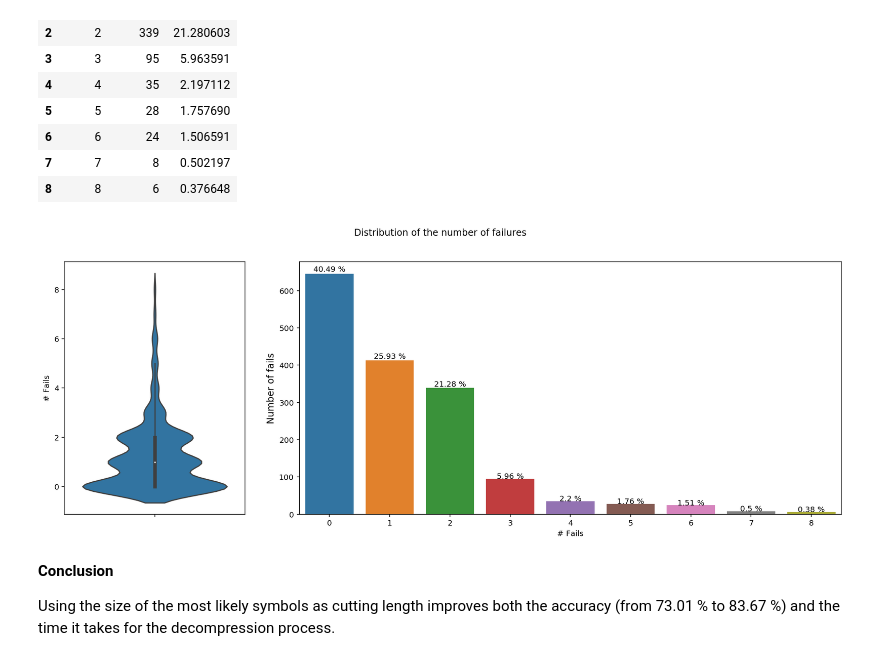
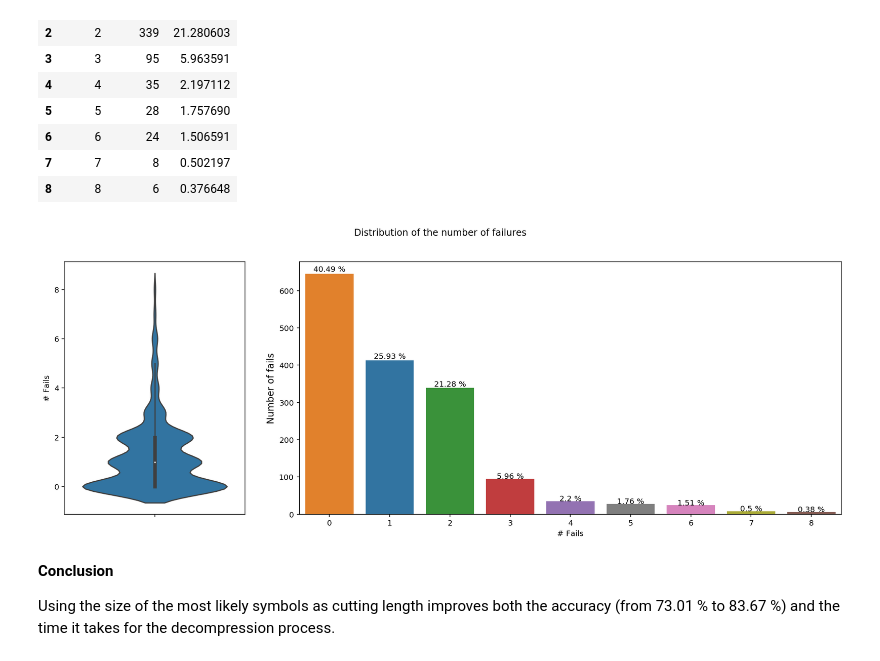
Before and after one commit to ansegura7/DataCompression, a Jupyter notebook: code/HuffmanCode.ipynb, the cells around one changed output. Drawn from its saved outputs; the diff is of its cells as text; code cells hidden in the pictures.

Commit message:
Update Huffman Code
The code family that encoded each byte is plotted now.

```diff
--- a/code/HuffmanCode.ipynb
+++ b/code/HuffmanCode.ipynb
@@ -441,5 +489,5 @@ def decompress_bin_file(byte_string, hf_code, symb_used):
 # %%
 # Decode/Decompress file using the Huffman code
-decompress_file, fails_list = decompress_bin_file(compress_file, hf_code, symbols_used)
+decompress_file, fails_list, codes_size = decompress_bin_file(compress_file, hf_code, symbols_used)
 # %% [output]
 [3, 4, 5, 6, 7, 8, 9, 10, 11]
@@ -517,7 +565,7 @@ df_fails_dist
 | 7 | 8 | 8 | 0.502197 |
 # %%
 # Function that plots the distribution of fails
-def plot_fails_dist(f_list, df_f_dist):
+def plot_fails_dist(f_list, df_f_dist, c_sizes):
     fig = plt.figure(figsize = (18, 6))
     fig.subplots_adjust(hspace = 0.15, wspace = 0.15)
     gs = gridspec.GridSpec(1, 2, width_ratios=[1, 3])
@@ -526,8 +574,12 @@ def plot_fails_dist(f_list, df_f_dist):
     sns.violinplot(y=f_list)
     ax0.set_ylabel('# Fails', fontsize = 10)
 
+    colors = []
+    for size in c_sizes:
+        colors.append(palette[str(size)])
+
     ax1 = plt.subplot(gs[1])
-    g = sns.barplot(x = 'n_fails', y = 'quantity', data = df_f_dist)
+    g = sns.barplot(x = 'n_fails', y = 'quantity', data = df_f_dist, palette=colors)
     for index, row in df_f_dist.iterrows():
         lbl_value = str(round(row.fails_perc, 2)) + ' %'
         g.text(row.n_fails, row.quantity * 1.01, lbl_value, color='black', ha="center")
@@ -608,9 +660,9 @@ def decompress_bin_file_prob(byte_string, hf_code, symb_used):
     print('elapsed time', elapsed, 's')
     print('tries:', total_tries, ', acurracy:', algo_accuracy, '%')
 
-    return byte_list, fails_list;
+    return byte_list, fails_list, codes_size;
 # %%
 # Decode/Decompress file using the Huffman code
-decompress_file2, fails_list2 = decompress_bin_file_prob(compress_file, hf_code, symbols_used)
+decompress_file2, fails_list2, codes_size2 = decompress_bin_file_prob(compress_file, hf_code, symbols_used)
 # %% [output]
 [4, 3, 5, 6, 7, 10, 9, 11, 8]
@@ -651,9 +703,9 @@ df_fails_dist2
 | 8 | 8 | 6 | 0.376648 |
 # %%
 # Plotting the distribution of fails
-plot_fails_dist(fails_list2, df_fails_dist2)
+plot_fails_dist(fails_list2, df_fails_dist2, codes_size2)
 # %% [output]
-[figure, old version]
+[figure, new version]
 # %% [markdown]
 **Conclusion**
 
```
Also changed, not shown: parts of 11 cells of this notebook, 1 other file.
